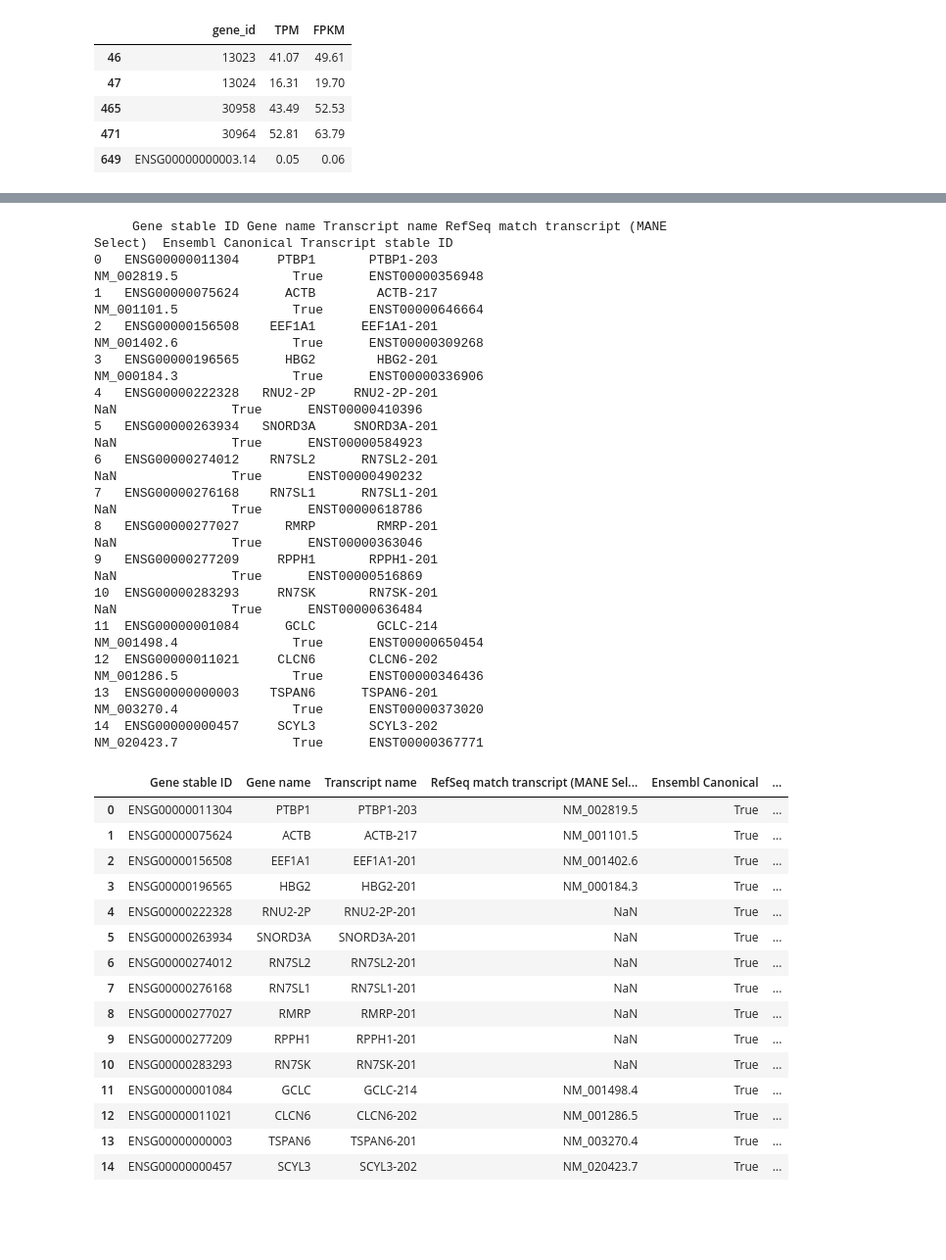
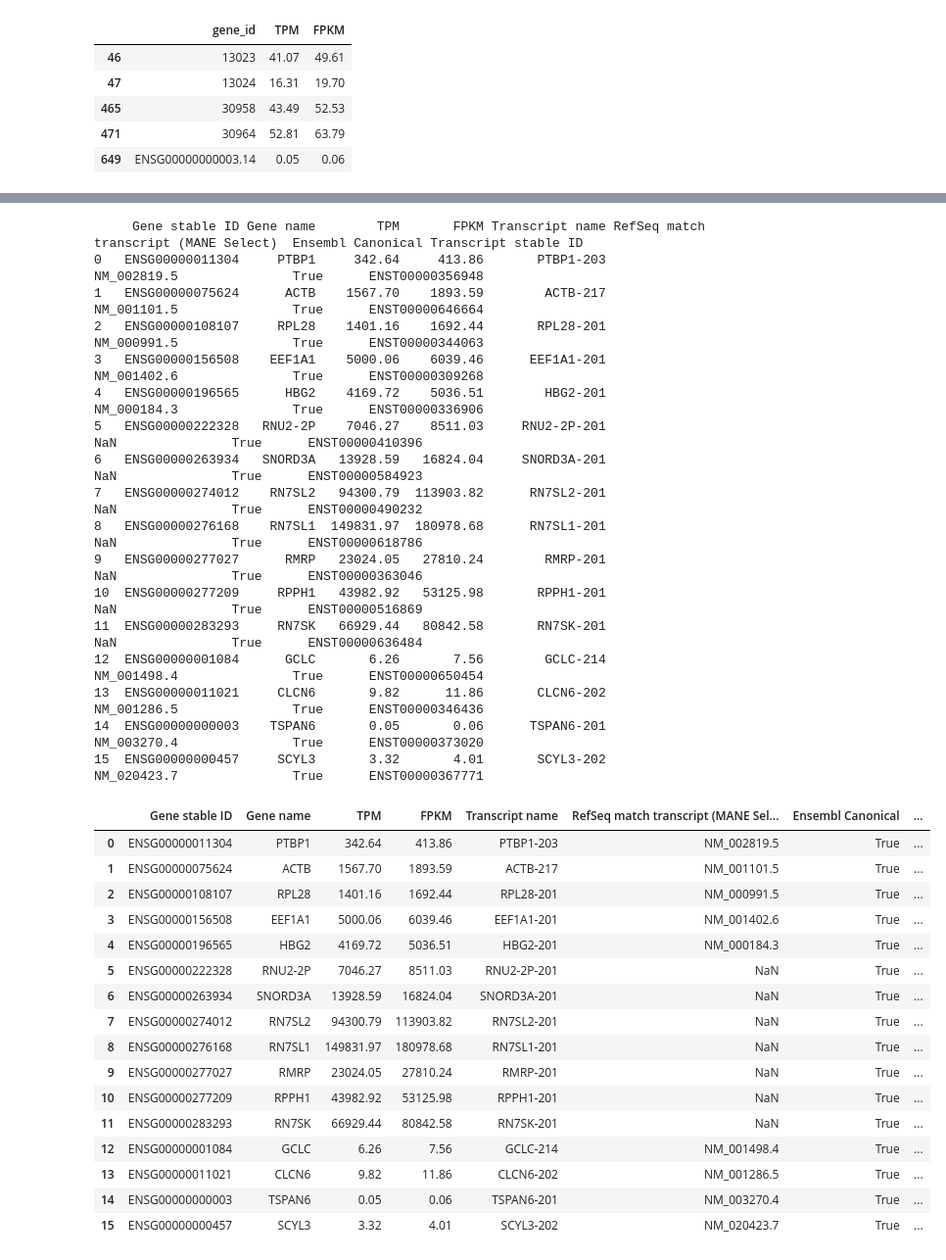
Before and after one commit to tanviganapathy/TG_SURF2023, a Jupyter notebook: GeneSelection.ipynb, the cells around one changed output, grey strips where cells are left out. Shown at 98% size. Drawn from its saved outputs; the diff is of its cells as text; code cells hidden in the pictures; blank space fills up the shorter version.

```diff
--- a/GeneSelection.ipynb
+++ b/GeneSelection.ipynb
@@ -13,7 +13,7 @@ import json
 # Accession ENCFF928NYA under processed data (tsv file)
 # Data added 2020-11-04
 df = pd.read_table("ENCFF928NYA.tsv")
-columns = ['gene_id', 'TPM', 'FPKM']
+columns = ['gene_id', 'TPM', 'FPKM', 'transcript_id(s)']
 df = pd.DataFrame(df, columns=columns)
 # %%
 df.head()
@@ -44,7 +50,7 @@ expressed_df.head()
 | 649 | ENSG00000000003.14 | 0.05 | 0.06 |
 # %%
 # rows were selected by looking at the entire dataframe and were chosen for varying expression levels
-high_rows = [941, 1965, 10644, 17808, 24929, 48356, 53485, 54599, 55026, 55115, 57853]
+high_rows = [941, 1965, 4142, 10644, 17808, 24929, 48356, 53485, 54599, 55026, 55115, 57853]
 low_rows = [657, 926]
 lowest_rows = [649, 652]
 
@@ -125,41 +133,47 @@ for i in chosen_rows_gene_ids:
     result = dataset.query(attributes=['ensembl_gene_id', 'external_gene_name', 'external_transcript_name', 'transcript_mane_select', 'transcript_is_canonical', 'ensembl_transcript_id'],
                   filters={'link_ensembl_gene_id': [gene_id], 'transcript_is_canonical' : True})
     refseq_results.append(result)
+
+to_extract = chosen_rows_df.reset_index()
 # %%
 refseq_df = pd.concat(refseq_results, ignore_index = True)
+refseq_df.insert(2, "TPM", to_extract["TPM"])
+refseq_df.insert(3, "FPKM", to_extract["FPKM"])
 refseq_df['Ensembl Canonical'] = refseq_df['Ensembl Canonical'].astype(bool)
 print(refseq_df.to_string())
 refseq_df.head(n=len(refseq_df.index))
 # %% [output]
-     Gene stable ID Gene name Transcript name RefSeq match transcript (MANE Select)  Ensembl Canonical Transcript stable ID
-0   ENSG00000011304     PTBP1       PTBP1-203                           NM_002819.5               True      ENST00000356948
-1   ENSG00000075624      ACTB        ACTB-217                           NM_001101.5               True      ENST00000646664
-2   ENSG00000156508    EEF1A1      EEF1A1-201                           NM_001402.6               True      ENST00000309268
-3   ENSG00000196565      HBG2        HBG2-201                           NM_000184.3               True      ENST00000336906
-4   ENSG00000222328   RNU2-2P     RNU2-2P-201                                   NaN               True      ENST00000410396
-5   ENSG00000263934   SNORD3A     SNORD3A-201                                   NaN               True      ENST00000584923
-6   ENSG00000274012    RN7SL2      RN7SL2-201                                   NaN               True      ENST00000490232
-7   ENSG00000276168    RN7SL1      RN7SL1-201                                   NaN               True      ENST00000618786
-8   ENSG00000277027      RMRP        RMRP-201                                   NaN               True      ENST00000363046
-9   ENSG00000277209     RPPH1       RPPH1-201                                   NaN               True      ENST00000516869
-10  ENSG00000283293     RN7SK       RN7SK-201                                   NaN               True      ENST00000636484
-11  ENSG00000001084      GCLC        GCLC-214                           NM_001498.4               True      ENST00000650454
-12  ENSG00000011021     CLCN6       CLCN6-202                           NM_001286.5               True      ENST00000346436
-13  ENSG00000000003    TSPAN6      TSPAN6-201                           NM_003270.4               True      ENST00000373020
-14  ENSG00000000457     SCYL3       SCYL3-202                           NM_020423.7               True      ENST00000367771
+     Gene stable ID Gene name        TPM       FPKM Transcript name RefSeq match transcript (MANE Select)  Ensembl Canonical Transcript stable ID
+0   ENSG00000011304     PTBP1     342.64     413.86       PTBP1-203                           NM_002819.5               True      ENST00000356948
+1   ENSG00000075624      ACTB    1567.70    1893.59        ACTB-217                           NM_001101.5               True      ENST00000646664
+2   ENSG00000108107     RPL28    1401.16    1692.44       RPL28-201                           NM_000991.5               True      ENST00000344063
+3   ENSG00000156508    EEF1A1    5000.06    6039.46      EEF1A1-201                           NM_001402.6               True      ENST00000309268
+4   ENSG00000196565      HBG2    4169.72    5036.51        HBG2-201                           NM_000184.3               True      ENST00000336906
+5   ENSG00000222328   RNU2-2P    7046.27    8511.03     RNU2-2P-201                                   NaN               True      ENST00000410396
+6   ENSG00000263934   SNORD3A   13928.59   16824.04     SNORD3A-201                                   NaN               True      ENST00000584923
+7   ENSG00000274012    RN7SL2   94300.79  113903.82      RN7SL2-201                                   NaN               True      ENST00000490232
+8   ENSG00000276168    RN7SL1  149831.97  180978.68      RN7SL1-201                                   NaN               True      ENST00000618786
+9   ENSG00000277027      RMRP   23024.05   27810.24        RMRP-201                                   NaN               True      ENST00000363046
+10  ENSG00000277209     RPPH1   43982.92   53125.98       RPPH1-201                                   NaN               True      ENST00000516869
+11  ENSG00000283293     RN7SK   66929.44   80842.58       RN7SK-201                                   NaN               True      ENST00000636484
+12  ENSG00000001084      GCLC       6.26       7.56        GCLC-214                           NM_001498.4               True      ENST00000650454
+13  ENSG00000011021     CLCN6       9.82      11.86       CLCN6-202                           NM_001286.5               True      ENST00000346436
+14  ENSG00000000003    TSPAN6       0.05       0.06      TSPAN6-201                           NM_003270.4               True      ENST00000373020
+15  ENSG00000000457     SCYL3       3.32       4.01       SCYL3-202                           NM_020423.7               True      ENST00000367771
-|  | Gene stable ID | Gene name | Transcript name | RefSeq match transcript (MANE Sel... | Ensembl Canonical | ... |
-| 0 | ENSG00000011304 | PTBP1 | PTBP1-203 | NM_002819.5 | True | ... |
-| 1 | ENSG00000075624 | ACTB | ACTB-217 | NM_001101.5 | True | ... |
-| 2 | ENSG00000156508 | EEF1A1 | EEF1A1-201 | NM_001402.6 | True | ... |
-| 3 | ENSG00000196565 | HBG2 | HBG2-201 | NM_000184.3 | True | ... |
-| 4 | ENSG00000222328 | RNU2-2P | RNU2-2P-201 | NaN | True | ... |
-| 5 | ENSG00000263934 | SNORD3A | SNORD3A-201 | NaN | True | ... |
-| 6 | ENSG00000274012 | RN7SL2 | RN7SL2-201 | NaN | True | ... |
-| 7 | ENSG00000276168 | RN7SL1 | RN7SL1-201 | NaN | True | ... |
-| 8 | ENSG00000277027 | RMRP | RMRP-201 | NaN | True | ... |
-| 9 | ENSG00000277209 | RPPH1 | RPPH1-201 | NaN | True | ... |
-| 10 | ENSG00000283293 | RN7SK | RN7SK-201 | NaN | True | ... |
-| 11 | ENSG00000001084 | GCLC | GCLC-214 | NM_001498.4 | True | ... |
-| 12 | ENSG00000011021 | CLCN6 | CLCN6-202 | NM_001286.5 | True | ... |
-| 13 | ENSG00000000003 | TSPAN6 | TSPAN6-201 | NM_003270.4 | True | ... |
-| 14 | ENSG00000000457 | SCYL3 | SCYL3-202 | NM_020423.7 | True | ... |
+|  | Gene stable ID | Gene name | TPM | FPKM | Transcript name | RefSeq match transcript (MANE Sel... | Ensembl Canonical | ... |
+| 0 | ENSG00000011304 | PTBP1 | 342.64 | 413.86 | PTBP1-203 | NM_002819.5 | True | ... |
+| 1 | ENSG00000075624 | ACTB | 1567.70 | 1893.59 | ACTB-217 | NM_001101.5 | True | ... |
+| 2 | ENSG00000108107 | RPL28 | 1401.16 | 1692.44 | RPL28-201 | NM_000991.5 | True | ... |
+| 3 | ENSG00000156508 | EEF1A1 | 5000.06 | 6039.46 | EEF1A1-201 | NM_001402.6 | True | ... |
+| 4 | ENSG00000196565 | HBG2 | 4169.72 | 5036.51 | HBG2-201 | NM_000184.3 | True | ... |
+| 5 | ENSG00000222328 | RNU2-2P | 7046.27 | 8511.03 | RNU2-2P-201 | NaN | True | ... |
+| 6 | ENSG00000263934 | SNORD3A | 13928.59 | 16824.04 | SNORD3A-201 | NaN | True | ... |
+| 7 | ENSG00000274012 | RN7SL2 | 94300.79 | 113903.82 | RN7SL2-201 | NaN | True | ... |
+| 8 | ENSG00000276168 | RN7SL1 | 149831.97 | 180978.68 | RN7SL1-201 | NaN | True | ... |
+| 9 | ENSG00000277027 | RMRP | 23024.05 | 27810.24 | RMRP-201 | NaN | True | ... |
+| 10 | ENSG00000277209 | RPPH1 | 43982.92 | 53125.98 | RPPH1-201 | NaN | True | ... |
+| 11 | ENSG00000283293 | RN7SK | 66929.44 | 80842.58 | RN7SK-201 | NaN | True | ... |
+| 12 | ENSG00000001084 | GCLC | 6.26 | 7.56 | GCLC-214 | NM_001498.4 | True | ... |
+| 13 | ENSG00000011021 | CLCN6 | 9.82 | 11.86 | CLCN6-202 | NM_001286.5 | True | ... |
+| 14 | ENSG00000000003 | TSPAN6 | 0.05 | 0.06 | TSPAN6-201 | NM_003270.4 | True | ... |
+| 15 | ENSG00000000457 | SCYL3 | 3.32 | 4.01 | SCYL3-202 | NM_020423.7 | True | ... |
```
Also changed, not shown: parts of 17 cells of this notebook, 16 other files.
